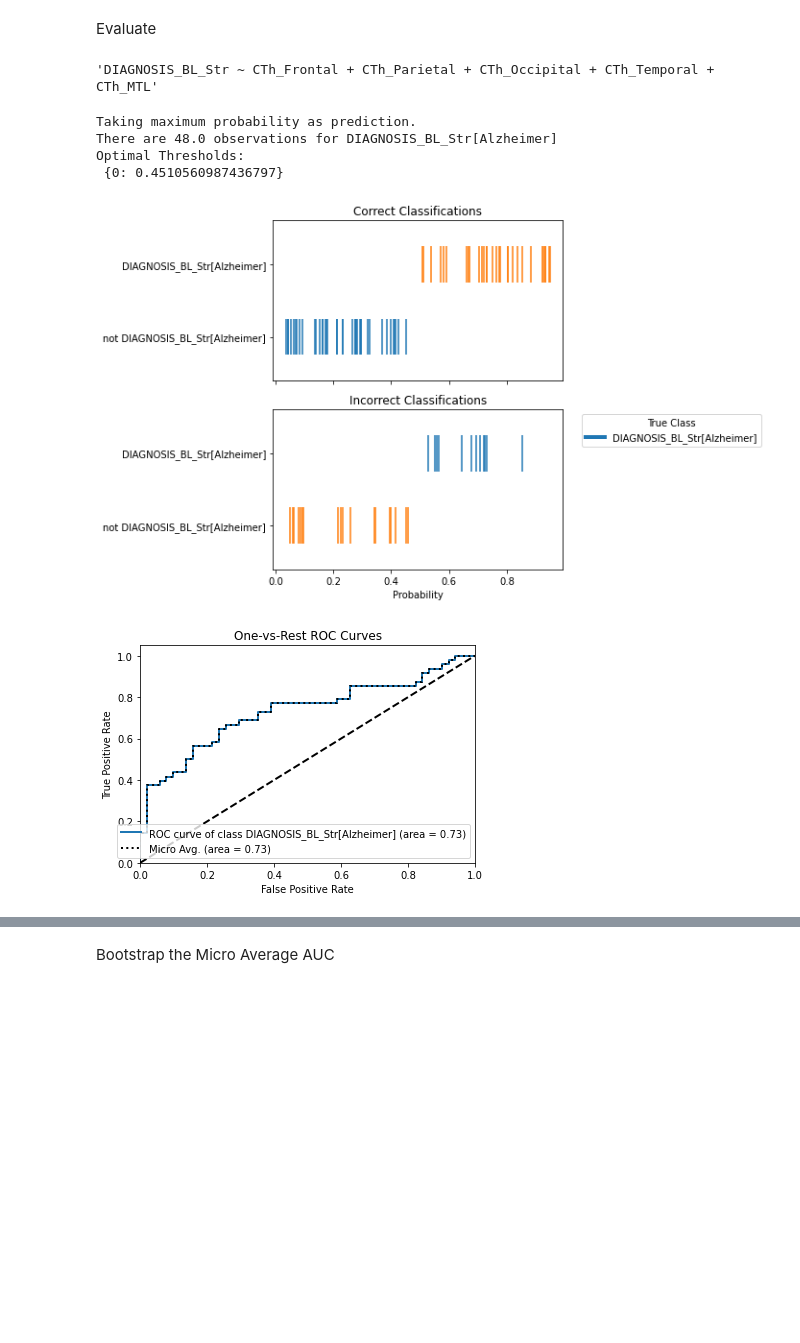
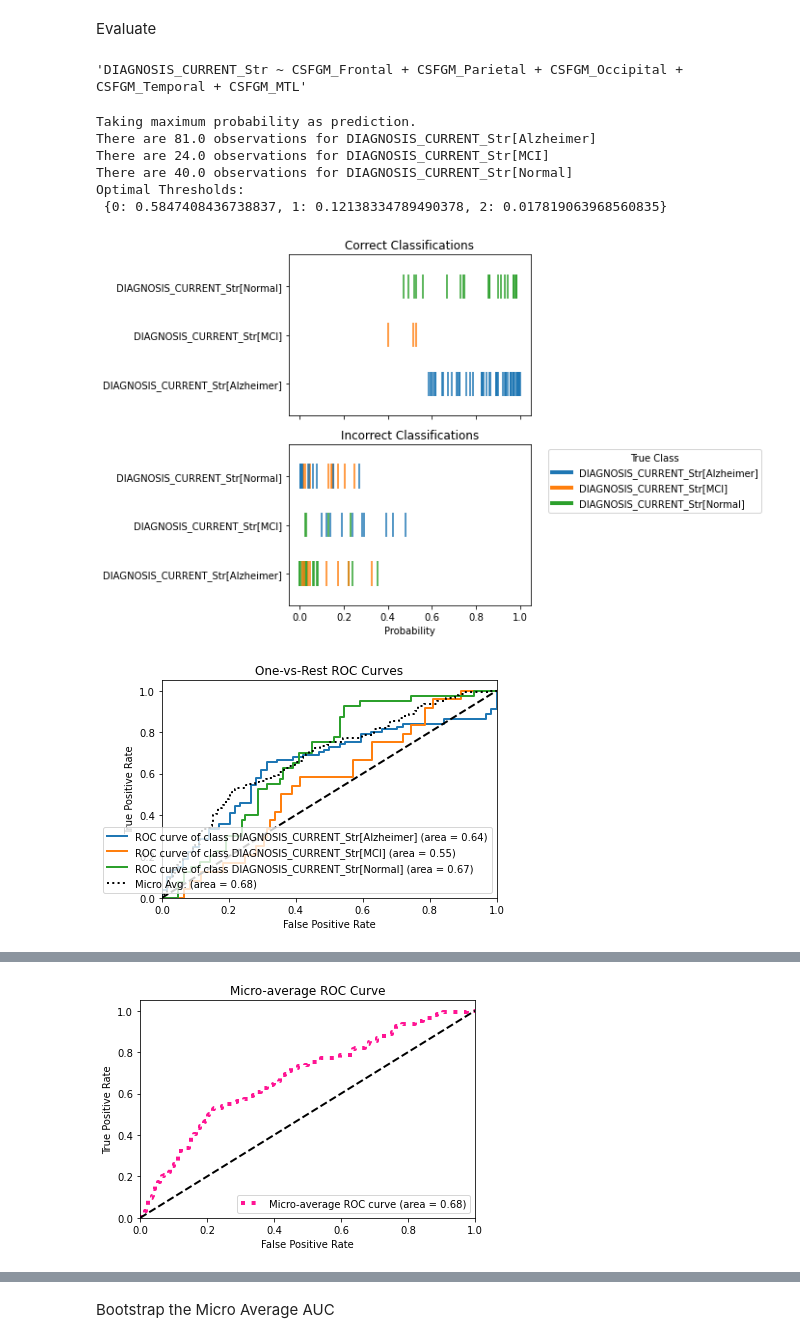
Before and after one commit to Calvinwhow/calvin_utils_project, a Jupyter notebook: notebooks/statistical_notebooks/regression_notebooks/logistic_regression_notebook.ipynb, the cells around one changed output, grey strips where cells are left out. Saved outputs shown, nothing was run; the diff lists cells and outputs as text; code cells hidden in the pictures; blank space fills up the shorter version.

```diff
--- a/notebooks/statistical_notebooks/regression_notebooks/logistic_regression_notebook.ipynb
+++ b/notebooks/statistical_notebooks/regression_notebooks/logistic_regression_notebook.ipynb
@@ -29,12 +29,12 @@ Notes:
 Prep Output Directory
 # %%
 # Specify where you want to save your results to
-out_dir = '/Users/cu135/Partners HealthCare Dropbox/Calvin Howard/studies/collaborations/barotono_disease_classification/metadata/dataset_4/Figs/no_peak_atrophy'
+out_dir = '/Users/cu135/Partners HealthCare Dropbox/Calvin Howard/studies/atrophy_seeds_2023/Figures/diagnostic_ability_mci-cn'
 # %% [markdown]
 Import Data
 # %%
 # Specify the path to your CSV file containing NIFTI paths
-input_csv_path = '/Users/cu135/Partners HealthCare Dropbox/Calvin Howard/studies/collaborations/barotono_disease_classification/metadata/dataset_4/updated_differential_diagnosis_matrix_peak.csv'
+input_csv_path = '/Users/cu135/Partners HealthCare Dropbox/Calvin Howard/studies/atrophy_seeds_2023/metadata/updated_with_all_adni/master_dx_updated_fix_composite.csv'
 sheet = None
 # %%
 from calvin_utils.permutation_analysis_utils.statsmodels_palm import CalvinStatsmodelsPalm
@@ -180,3 +191,5 @@ formula = "DIAGNOSIS_BL_Str ~ CTh_Frontal + CTh_Parietal + CTh_Occipital + CTh_T
+# %%
+formula = "DIAGNOSIS_CURRENT_Str ~ CSFGM_Frontal + CSFGM_Parietal + CSFGM_Occipital + CSFGM_Temporal + CSFGM_MTL"
 # %% [markdown]
 # 02 - Visualize Your Design Matrix
 
@@ -229,6 +242,6 @@ calculate_vif(design_matrix)
 
 I have generated this for you based on the formula you provided
 # %%
-outcome_matrix = outcome_matrix.iloc[:, [0]]
+# outcome_matrix = outcome_matrix.iloc[:, [0]]
 outcome_matrix
 # %% [output]
@@ -462,7 +491,7 @@ Evaluate
 # %%
 formula
 # %% [output]
-'DIAGNOSIS_BL_Str ~ CTh_Frontal + CTh_Parietal + CTh_Occipital + CTh_Temporal + CTh_MTL'
+'DIAGNOSIS_CURRENT_Str ~ CSFGM_Frontal + CSFGM_Parietal + CSFGM_Occipital + CSFGM_Temporal + CSFGM_MTL'
 # %%
 # thresholds = {
 #     0: lambda prob: 0 if prob < 0.33 else 1,
@@ -470,12 +499,14 @@ formula
 # }
 # %%
 from calvin_utils.statistical_utils.classification_statistics import ComprehensiveMulticlassROC
-loocv_evaluator = ComprehensiveMulticlassROC(fitted_model=None, predictions_df=results.predict(other_design_matrix), observation_df=other_outcome_matrix, normalization='pred', thresholds=None, out_dir=out_dir)
+loocv_evaluator = ComprehensiveMulticlassROC(fitted_model=None, predictions_df=results.predict(other_design_matrix), observation_df=other_outcome_matrix, normalization='true', thresholds=None, out_dir=out_dir)
 loocv_evaluator.run()
 # %% [output]
 Taking maximum probability as prediction.
-There are 48.0 observations for DIAGNOSIS_BL_Str[Alzheimer]
+There are 81.0 observations for DIAGNOSIS_CURRENT_Str[Alzheimer]
+There are 24.0 observations for DIAGNOSIS_CURRENT_Str[MCI]
+There are 40.0 observations for DIAGNOSIS_CURRENT_Str[Normal]
 Optimal Thresholds:
- {0: 0.4510560987436797}
+ {0: 0.5847408436738837, 1: 0.12138334789490378, 2: 0.017819063968560835}
-[figure, old version]
+[figure, new version]
-[figure, old version]
+[figure, new version]
@@ -484,0 +516 @@ Optimal Thresholds:
+[figure, added]
```
Also changed, not shown: parts of 19 cells of this notebook, 19 other files.
